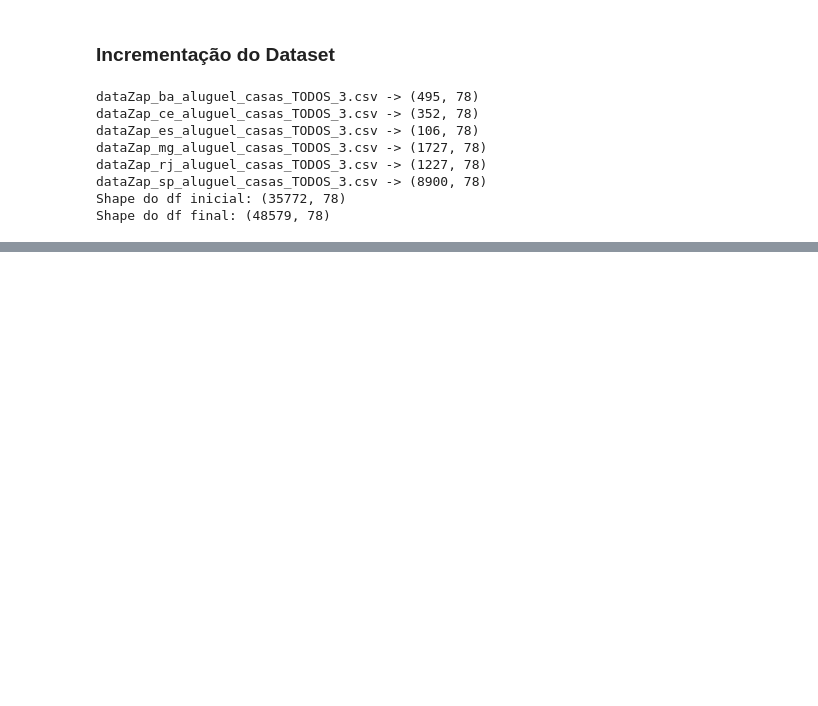
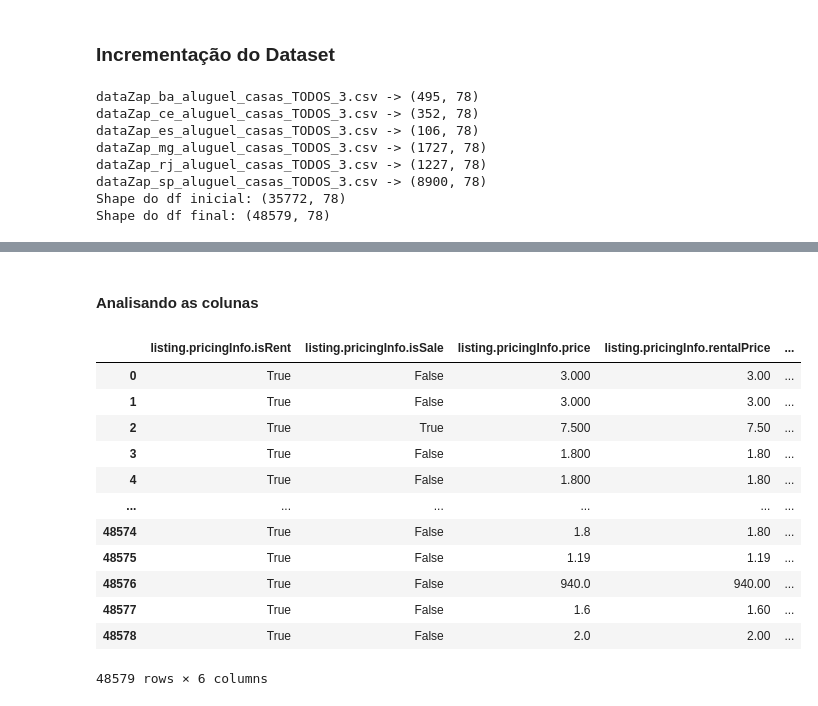
Before and after one commit to caiocmb7/MachineLearning-DS, a Jupyter notebook: ICD/Trabalho1/project.ipynb, the cells around one changed output, grey strips where cells are left out. Cells and saved outputs as stored; diff of their text form; code cells hidden in the pictures; blank space fills up the shorter version.

```diff
--- a/ICD/Trabalho1/project.ipynb
+++ b/ICD/Trabalho1/project.ipynb
@@ -120,0 +190,26 @@ Shape do df final: (48579, 78)
+# %% [markdown]
+#### Analisando as colunas
+# %%
+columns = [
+    "listing.pricingInfo.isRent",
+    "listing.pricingInfo.isSale",
+    "listing.pricingInfo.price",
+    "listing.pricingInfo.rentalPrice",
+    "listing.pricingInfo.rentalTotalPrice",
+    "listing.pricingInfo.salePrice",
+]
+df[columns]
+# %% [output]
+|  | listing.pricingInfo.isRent | listing.pricingInfo.isSale | listing.pricingInfo.price | listing.pricingInfo.rentalPrice | ... |
+| 0 | True | False | 3.000 | 3.00 | ... |
+| 1 | True | False | 3.000 | 3.00 | ... |
+| 2 | True | True | 7.500 | 7.50 | ... |
+| 3 | True | False | 1.800 | 1.80 | ... |
+| 4 | True | False | 1.800 | 1.80 | ... |
+| ... | ... | ... | ... | ... | ... |
+| 48574 | True | False | 1.8 | 1.80 | ... |
+| 48575 | True | False | 1.19 | 1.19 | ... |
+| 48576 | True | False | 940.0 | 940.00 | ... |
+| 48577 | True | False | 1.6 | 1.60 | ... |
+| 48578 | True | False | 2.0 | 2.00 | ... |
+48579 rows × 6 columns
```
Also changed, not shown: parts of 36 cells of this notebook.
